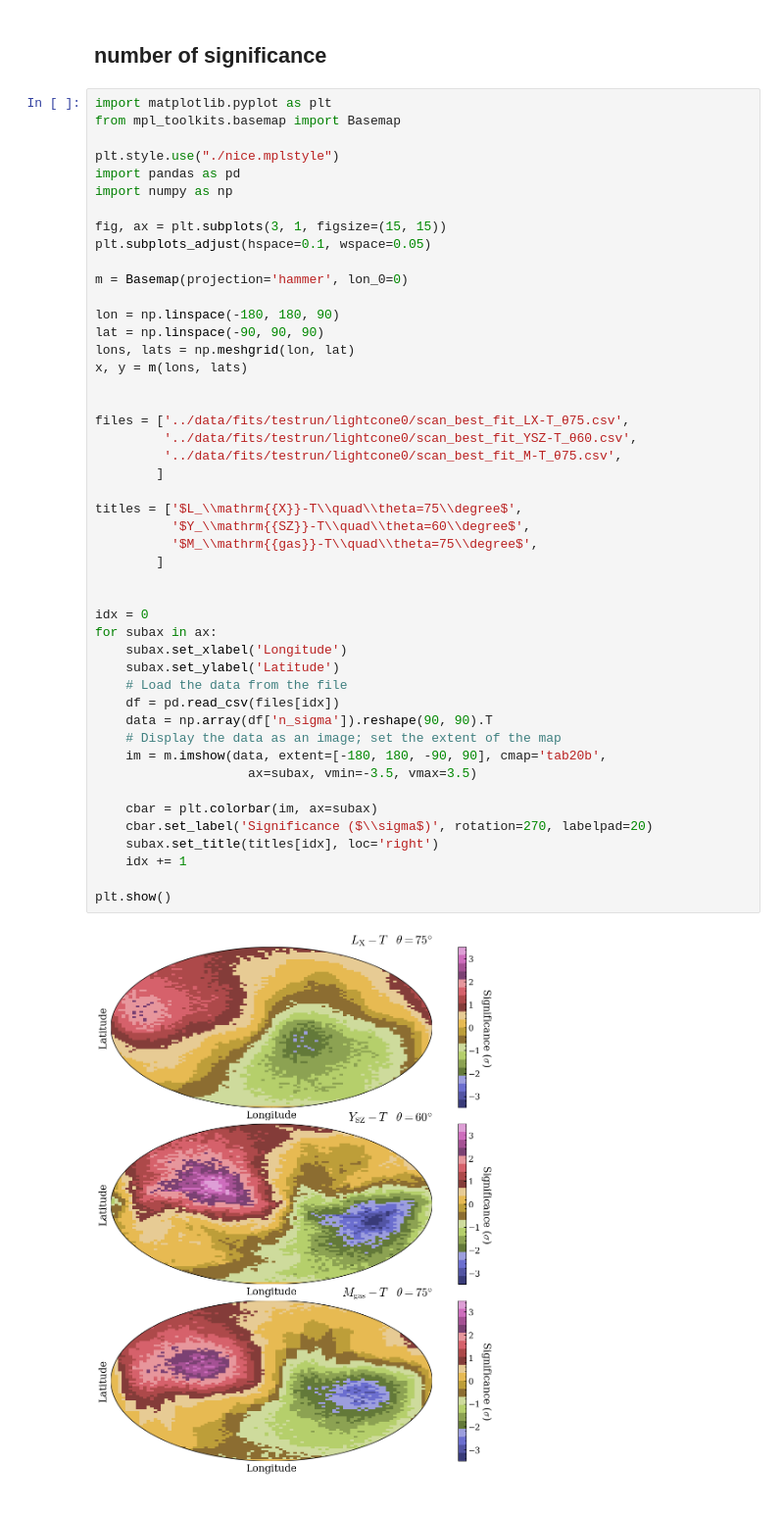
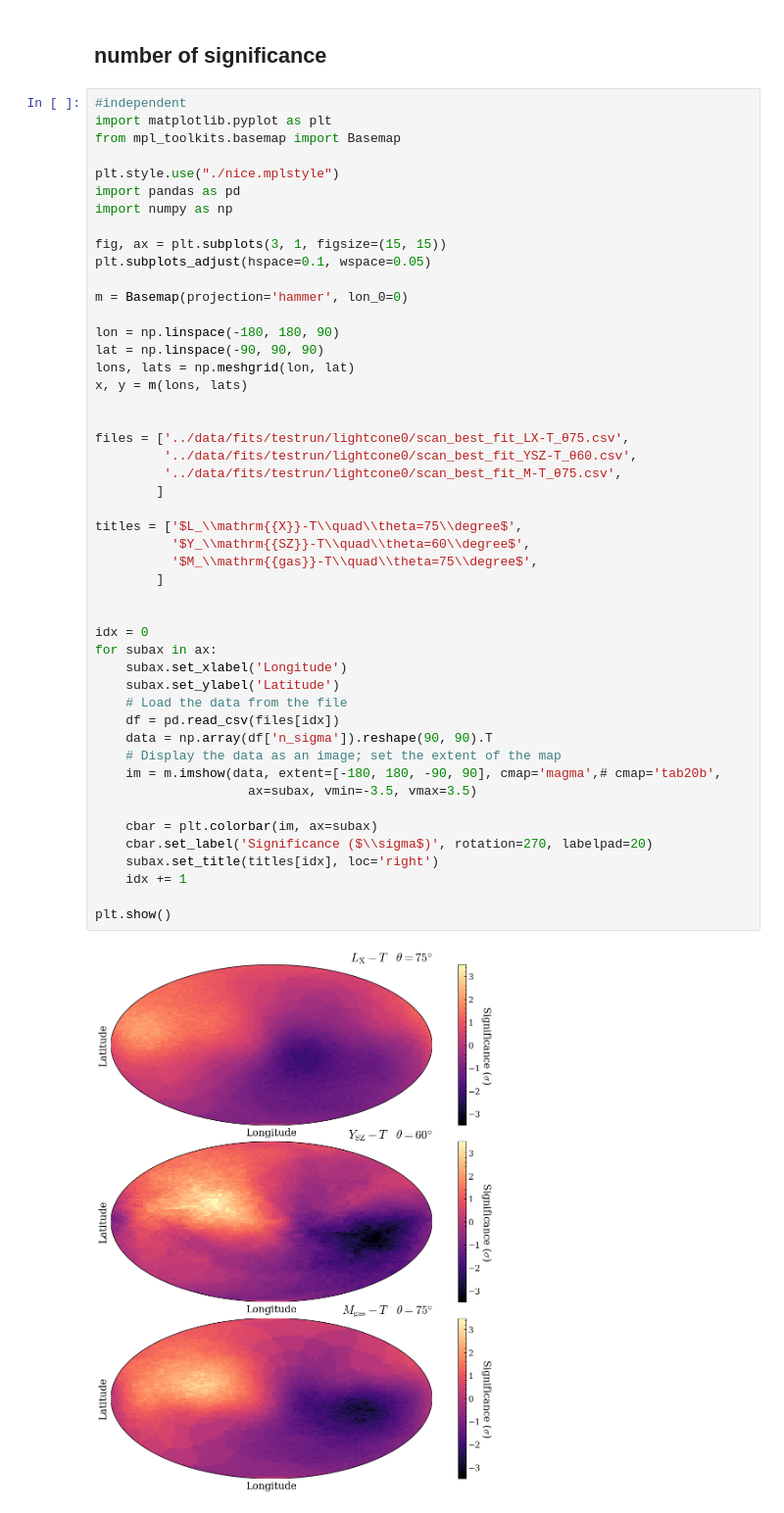
Before and after one commit to YujieH3/anisotropy-flamingo, a Jupyter notebook: notebooks/26plot_dipole_H0_lc0.ipynb, the cells around one changed output. Shown at 98% size. Cells and saved outputs as stored; diff of their text form.

```diff
--- a/notebooks/26plot_dipole_H0_lc0.ipynb
+++ b/notebooks/26plot_dipole_H0_lc0.ipynb
@@ -119,6 +119,7 @@ np.nanargmax(H0[0]), np.nanargmin(H0[0])
 # %% [markdown]
 ## number of significance
 # %%
+#independent
 import matplotlib.pyplot as plt
 from mpl_toolkits.basemap import Basemap
 
@@ -138,32 +139,32 @@ x, y = m(lons, lats)
 
 
 files = ['../data/fits/testrun/lightcone0/scan_best_fit_LX-T_θ75.csv',
          '../data/fits/testrun/lightcone0/scan_best_fit_YSZ-T_θ60.csv',
          '../data/fits/testrun/lightcone0/scan_best_fit_M-T_θ75.csv',
         ]
 
 titles = ['$L_\\mathrm{{X}}-T\\quad\\theta=75\\degree$',
           '$Y_\\mathrm{{SZ}}-T\\quad\\theta=60\\degree$',
           '$M_\\mathrm{{gas}}-T\\quad\\theta=75\\degree$',
         ]
 
 
 idx = 0
 for subax in ax:
     subax.set_xlabel('Longitude')
     subax.set_ylabel('Latitude')
     # Load the data from the file
     df = pd.read_csv(files[idx])
     data = np.array(df['n_sigma']).reshape(90, 90).T
     # Display the data as an image; set the extent of the map
-    im = m.imshow(data, extent=[-180, 180, -90, 90], cmap='tab20b',
+    im = m.imshow(data, extent=[-180, 180, -90, 90], cmap='magma',# cmap='tab20b',
                     ax=subax, vmin=-3.5, vmax=3.5)
 
     cbar = plt.colorbar(im, ax=subax)
     cbar.set_label('Significance ($\\sigma$)', rotation=270, labelpad=20)
     subax.set_title(titles[idx], loc='right')
     idx += 1
 
 plt.show()
 # %% [output]
-[figure, old version]
+[figure, new version]
```
Also changed, not shown: parts of 1 cell of this notebook, 9 other files.
